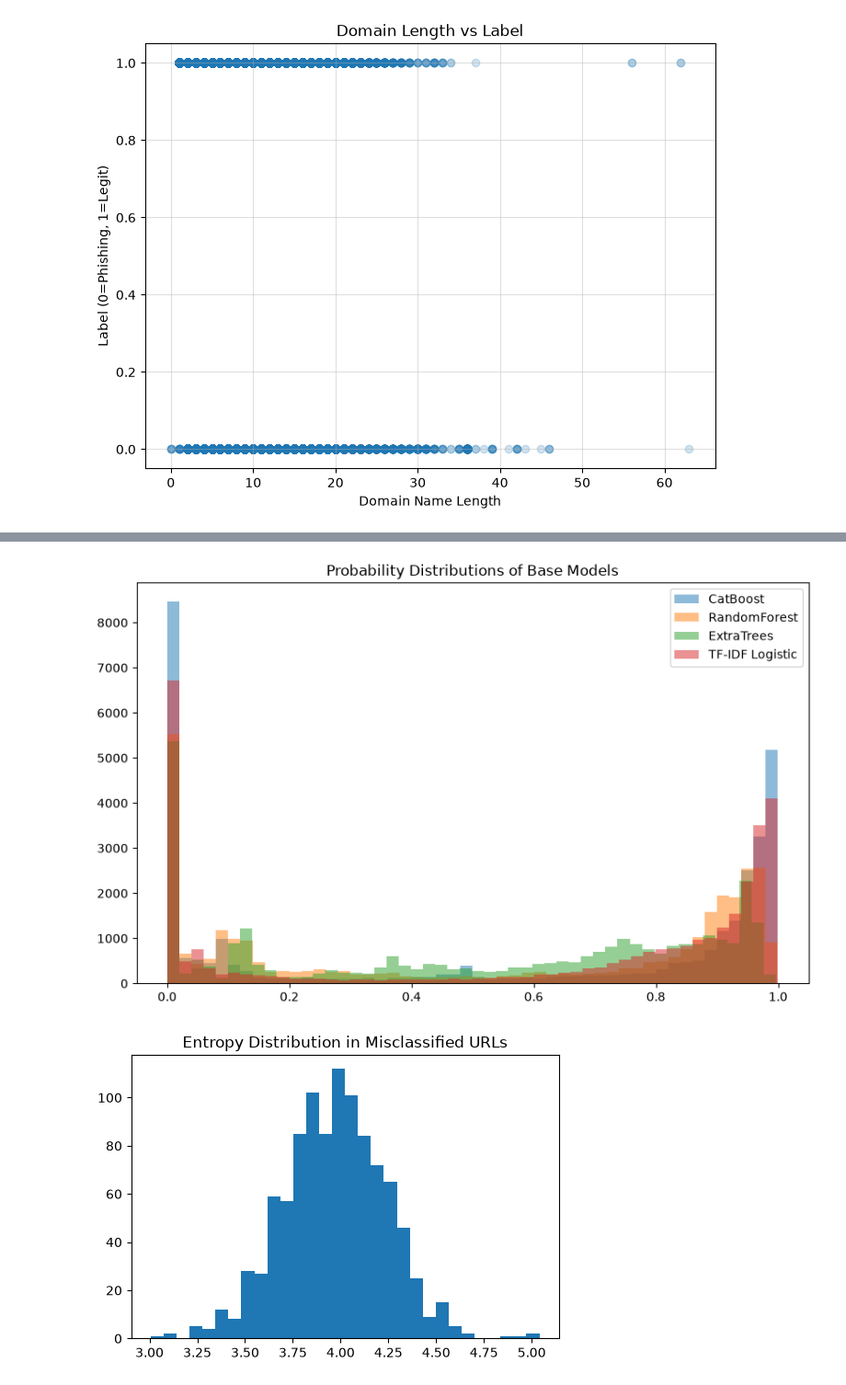
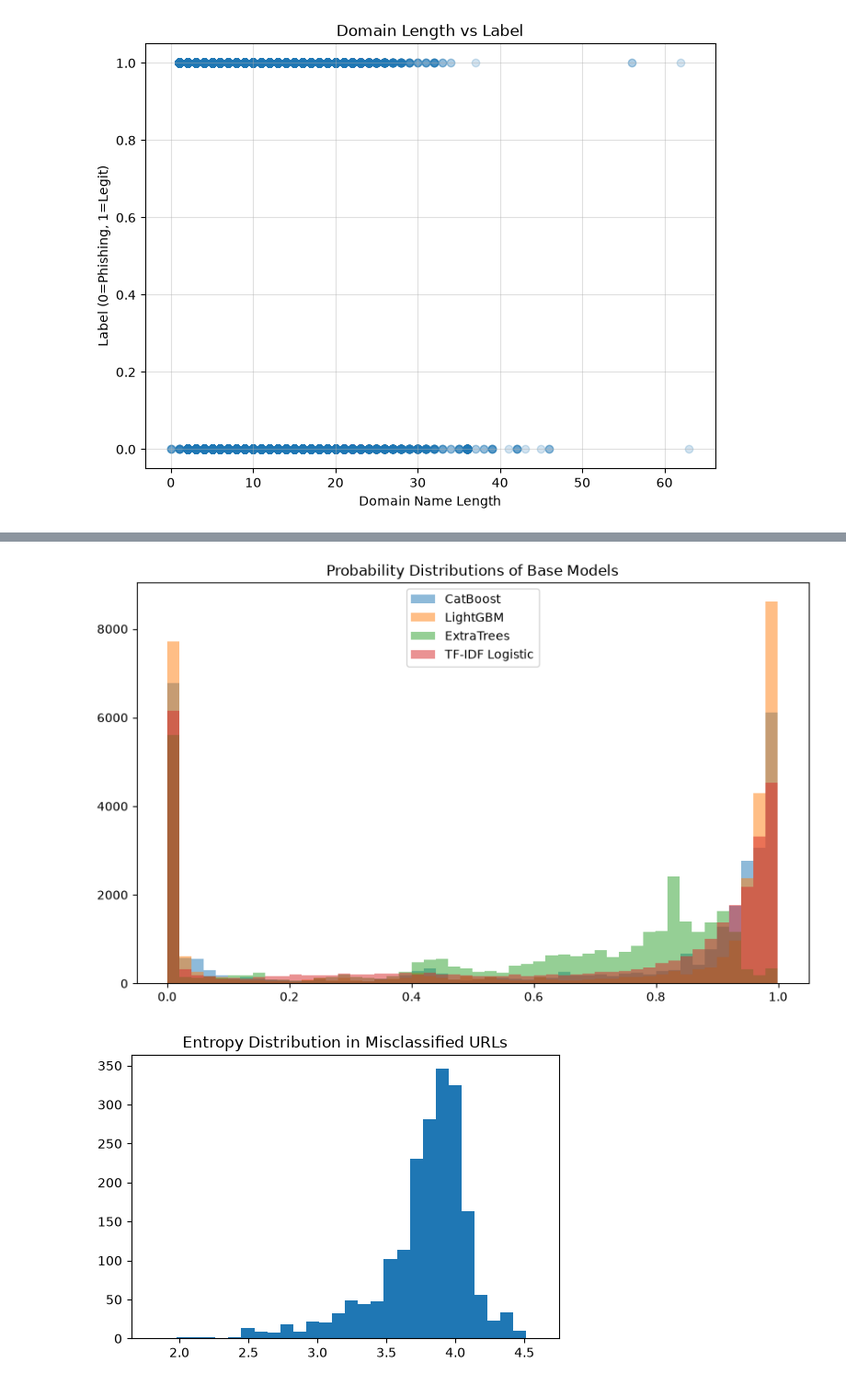
Before and after one commit to arjunt-dev/aegis-chrome-extension, a Jupyter notebook: backend/app/notebooks/Aegis_Final.ipynb, the cells around one changed output, grey strips where cells are left out. Shown at 92% size. Saved outputs shown, nothing was run; the diff lists cells and outputs as text; code cells hidden in the pictures.

```diff
--- a/backend/app/notebooks/Aegis_Final.ipynb
+++ b/backend/app/notebooks/Aegis_Final.ipynb
@@ -870,15 +985,15 @@ artifact = {
     'feature_columns': FEATURE_COLS,
     'base_cat': cat_final,
     'base_ext': ext_final,
-    'base_rf': rf_final,
+    'base_lgbm': lgbm_final,
     'base_tfidf': tfidf_lr_final,
     'tfidf_vectorizer': tfidf_vec_final,
-    'meta_lr': meta_lr,
+    'meta_learner': meta_learner,
     'meta_scaler': meta_scaler,
     'decision_threshold': chosen_thr,
-    'risk_bands': {'legit_max': 0.15, 'suspicious_max': 1-chosen_thr},
+    'risk_bands': {'legit_max': 0.15, 'suspicious_max': chosen_thr_phish_side},
 }
-model_path = os.path.abspath("../phishing_model/aegis_model.joblib")
+model_path = os.path.abspath("../phishing_model/aegis_ensemble_model.joblib")
 joblib.dump(artifact, model_path, compress=3)
-print("Saved aegis_model.joblib (~size: {:.2f} MB)".format(os.path.getsize(model_path)/1024/1024))
+print("Saved aegis_ensemble_model.joblib (~size: {:.2f} MB)".format(os.path.getsize(model_path)/1024/1024))
 # %% [output]
@@ -955,7 +1075,8 @@ X_test columns: ['at_symbol_count', 'avg_hostname_token_length', 'brand_count',
 Columns match exactly: True
 # %%
-def predict_url(url: str):
-    model = joblib.load(model_path)
+_model = joblib.load(model_path)
+def predict_url(url: str,model=_model):
+
     feat_cols = [c for c in model["feature_columns"] if c != "_registered_domain"]
 
     feat_dict = extract_features_from_url(url)
@@ -965,7 +1086,7 @@ def predict_url(url: str):
 
     p_cat = model["base_cat"].predict_proba(X_row)[:, 1][0]
     p_et = model["base_ext"].predict_proba(X_row)[:, 1][0]
-    p_rf = model["base_rf"].predict_proba(X_row)[:, 1][0]
+    p_lgbm = model["base_lgbm"].predict_proba(X_row)[:, 1][0]
 
     # Strip path/query for TF-IDF (model trained on domain-only URLs)
     domain_url = f"{urlparse(url).scheme}://{urlparse(url).netloc}"
@@ -973,11 +1094,11 @@ def predict_url(url: str):
         model["tfidf_vectorizer"].transform([domain_url]))[:, 1][0]
 
     meta = pd.DataFrame([{
-        "cat_pred": p_cat, "ext_pred": p_et, "rf_pred": p_rf,
+        "cat_pred": p_cat, "ext_pred": p_et, "lgbm_pred": p_lgbm,
         "tfidf_lr_pred": p_tfidf
     }])
     meta_scaled = model["meta_scaler"].transform(meta)
-    final_prob_legit = model["meta_lr"].predict_proba(meta_scaled)[0, 1]
+    final_prob_legit = model["meta_learner"].predict_proba(meta_scaled)[0, 1]
     prob_phishing = 1 - final_prob_legit
     thr = model["decision_threshold"]
     label_pred = 1 if final_prob_legit >= thr else 0
@@ -996,7 +1117,7 @@ def predict_url(url: str):
         "base_model_scores": {
             "catboost": float(p_cat),
             "extratrees": float(p_et),
-            "randomforest": float(p_rf),
+            "lightgbm": float(p_lgbm),
             "tfidf_logistic": float(p_tfidf),
         }
     }
@@ -1087,7 +1208,7 @@ plt.figure(figsize=(8,6))
 models = {
     "CatBoost": artifact["base_cat"],
     "ExtraTrees": artifact["base_ext"],
-    "RandomForest": artifact["base_rf"],
+    "LightGBM": artifact["base_lgbm"],
     "TF-IDF Logistic": artifact["base_tfidf"]
 }
 
@@ -1108,17 +1229,17 @@ for name, estimator in models.items():
 
 auc_cat = aucs_individual["CatBoost"]
 auc_et = aucs_individual["ExtraTrees"]
-auc_rf = aucs_individual["RandomForest"]
+auc_lgbm = aucs_individual["LightGBM"]
 
 meta_input = np.column_stack([
     models["CatBoost"].predict_proba(X_test)[:, 1],
     models["ExtraTrees"].predict_proba(X_test)[:, 1],
-    models["RandomForest"].predict_proba(X_test)[:, 1],
+    models["LightGBM"].predict_proba(X_test)[:, 1],
     models["TF-IDF Logistic"].predict_proba(artifact["tfidf_vectorizer"].transform(url_test.astype(str)))[:, 1]
 ])
 
 meta_scaled = artifact["meta_scaler"].transform(meta_input)
-stack_proba = artifact["meta_lr"].predict_proba(meta_scaled)[:, 1]
+stack_proba = artifact["meta_learner"].predict_proba(meta_scaled)[:, 1]
 fpr_s, tpr_s, _ = roc_curve(y_test, stack_proba)
 auc_s = auc(fpr_s, tpr_s)
 
@@ -1320,11 +1419,11 @@ print(aucs)
 # %%
 plt.figure(figsize=(10,6))
 plt.hist(proba_cat, bins=50, alpha=0.5, label="CatBoost")
-plt.hist(proba_rf, bins=50, alpha=0.5, label="RandomForest")
+plt.hist(proba_lgbm, bins=50, alpha=0.5, label="LightGBM")
 plt.hist(proba_et, bins=50, alpha=0.5, label="ExtraTrees")
 plt.hist(proba_tfidf, bins=50, alpha=0.5, label="TF-IDF Logistic")
 plt.legend()
 plt.title("Probability Distributions of Base Models")
 plt.show()
 # %% [output]
-[figure, old version]
+[figure, new version]
@@ -1349,10 +1440,10 @@ stack_pred = (stack_proba  >= artifact["decision_threshold"]).astype(int)
 # %%
 misclassified = X_test[stack_pred != y_test]
 plt.figure(figsize=(6,4))
-plt.hist(misclassified["url_entropy"], bins=30)
+plt.hist(misclassified["hostname_entropy"], bins=30)
 plt.title("Entropy Distribution in Misclassified URLs")
 plt.show()
 # %% [output]
-[figure, old version]
+[figure, new version]
 # %%
 plt.figure(figsize=(7,5))
```
Also changed, not shown: parts of 45 cells of this notebook, 9 other files.
